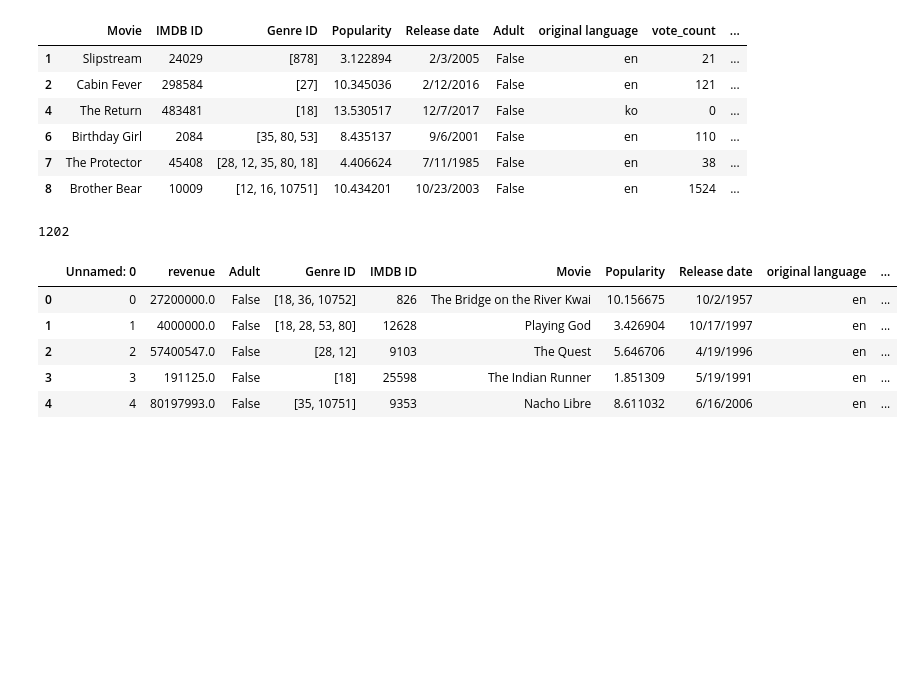
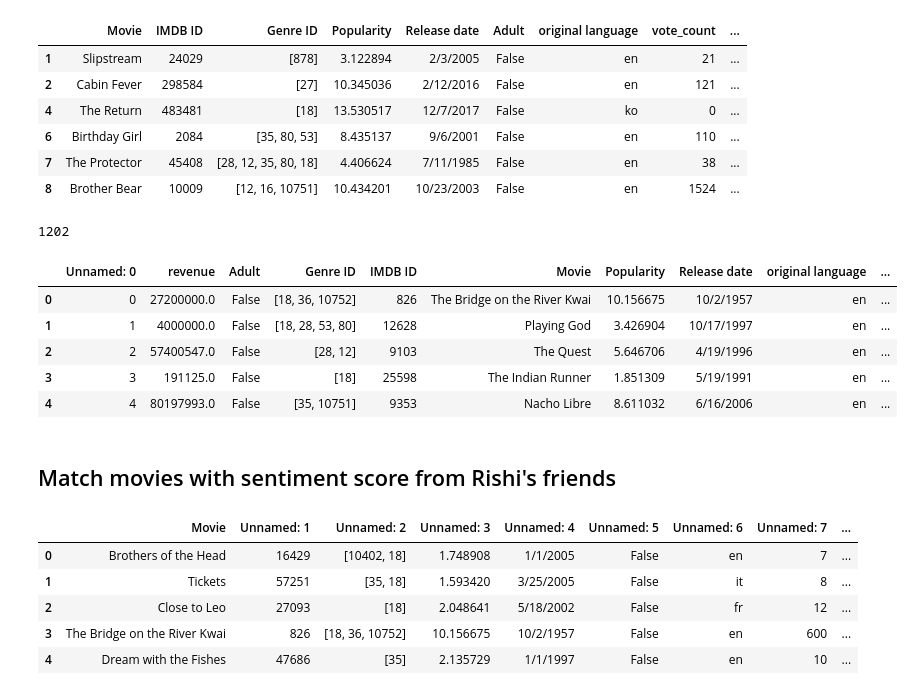
Before and after one commit to HarrietLyBui/Movie-Revenue-Prediction_Sentiment-Analysis, a Jupyter notebook: Data/CSV file/Analyze the csv dataset.ipynb, the cells around one changed output. Cells and saved outputs as stored; diff of their text form; code cells hidden in the pictures; blank space fills up the shorter version.

```diff
--- a/Data/Analyze the csv dataset.ipynb
+++ b/Data/CSV file/Analyze the csv dataset.ipynb
@@ -124,3 +124,16 @@ other.head()
 | 2 | 2 | 57400547.0 | False | [28, 12] | 9103 | The Quest | 5.646706 | 4/19/1996 | en | ... |
 | 3 | 3 | 191125.0 | False | [18] | 25598 | The Indian Runner | 1.851309 | 5/19/1991 | en | ... |
 | 4 | 4 | 80197993.0 | False | [35, 10751] | 9353 | Nacho Libre | 8.611032 | 6/16/2006 | en | ... |
+# %% [markdown]
+<h2>Match movies with sentiment score from Rishi's friends</h2>
+# %%
+#Merge final_data with Rishi's data
+sentiment_data  = pd.read_csv('dataset4.csv')
+sentiment_data.head()
+# %% [output]
+|  | Movie | Unnamed: 1 | Unnamed: 2 | Unnamed: 3 | Unnamed: 4 | Unnamed: 5 | Unnamed: 6 | Unnamed: 7 | ... |
+| 0 | Brothers of the Head | 16429 | [10402, 18] | 1.748908 | 1/1/2005 | False | en | 7 | ... |
+| 1 | Tickets | 57251 | [35, 18] | 1.593420 | 3/25/2005 | False | it | 8 | ... |
+| 2 | Close to Leo | 27093 | [18] | 2.048641 | 5/18/2002 | False | fr | 12 | ... |
+| 3 | The Bridge on the River Kwai | 826 | [18, 36, 10752] | 10.156675 | 10/2/1957 | False | en | 600 | ... |
+| 4 | Dream with the Fishes | 47686 | [35] | 2.135729 | 1/1/1997 | False | en | 10 | ... |
```
Also changed, not shown: parts of 3 cells of this notebook, 1 other file.
